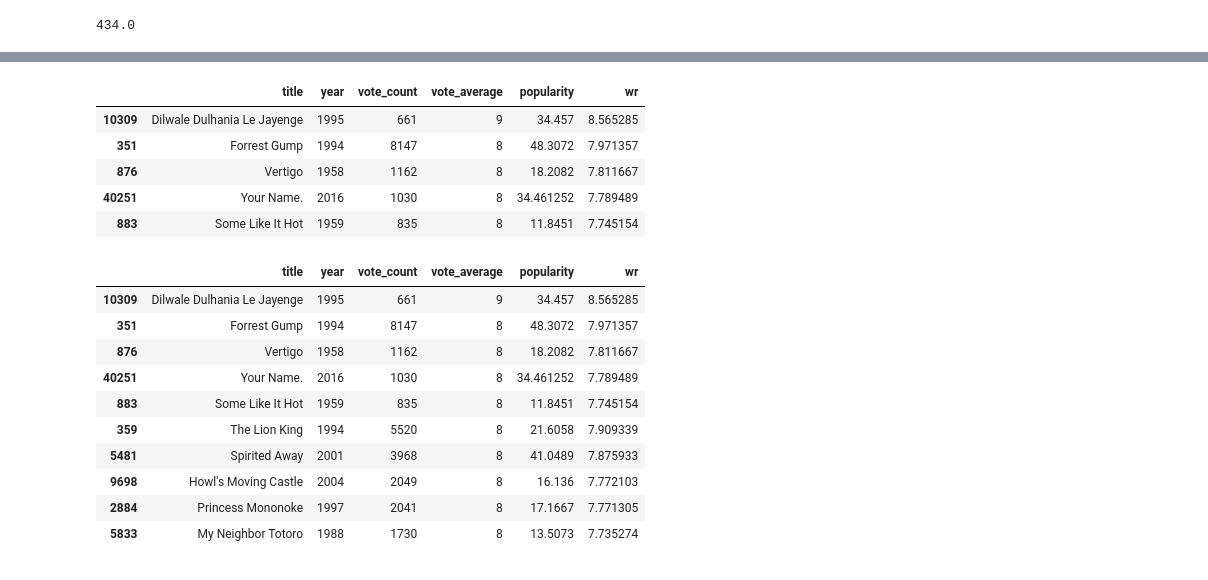
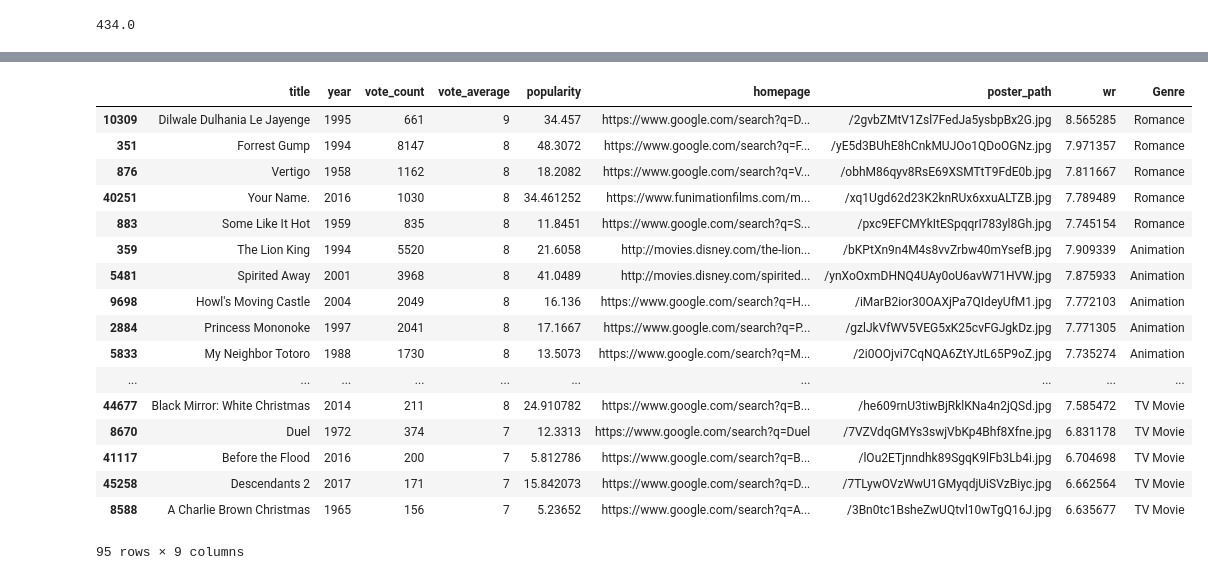
Before and after one commit to aravindsrinivasan/movie-ranking-recommendation-system, a Jupyter notebook: notebooks/ContentBasedRecommender.ipynb, the cells around one changed output, grey strips where cells are left out. Drawn from its saved outputs; the diff is of its cells as text; code cells hidden in the pictures.

Commit message:
simple recommender fixed to have homepage

```diff
--- a/notebooks/ContentBasedRecommender.ipynb
+++ b/notebooks/ContentBasedRecommender.ipynb
@@ -64,7 +74,7 @@ m
 # %%
 md['year'] = pd.to_datetime(md['release_date'], errors='coerce').apply(lambda x: str(x).split('-')[0] if x != np.nan else np.nan)
 # %%
-qualified = md[(md['vote_count'] >= m) & (md['vote_count'].notnull()) & (md['vote_average'].notnull())][['title', 'year', 'vote_count', 'vote_average', 'popularity', 'genres']]
+qualified = md[(md['vote_count'] >= m) & (md['vote_count'].notnull()) & (md['vote_average'].notnull())][['title', 'year', 'vote_count', 'vote_average', 'popularity', 'genres','homepage','poster_path']]
 qualified['vote_count'] = qualified['vote_count'].astype('int')
 qualified['vote_average'] = qualified['vote_average'].astype('int')
 qualified.shape
@@ -112,7 +120,7 @@ def build_chart(genre, percentile=0.85):
     C = vote_averages.mean()
     m = vote_counts.quantile(percentile)
 
-    qualified = df[(df['vote_count'] >= m) & (df['vote_count'].notnull()) & (df['vote_average'].notnull())][['title', 'year', 'vote_count', 'vote_average', 'popularity']]
+    qualified = df[(df['vote_count'] >= m) & (df['vote_count'].notnull()) & (df['vote_average'].notnull())][['title', 'year', 'vote_count', 'vote_average', 'popularity','homepage','poster_path']]
     qualified['vote_count'] = qualified['vote_count'].astype('int')
     qualified['vote_average'] = qualified['vote_average'].astype('int')
 
@@ -149,4 +157,4 @@ for i in range(3,len(genreSet)):
         x['Genre'] = genreSet[i]
         dfGenre = dfGenre.append(x)
     except:
-        print x
+        continue
@@ -173,24 +161,26 @@ x=build_chart(genreSet[3]).head(5)
 # %%
 dfGenre
-# %% [output]
-|  | title | year | vote_count | vote_average | popularity | wr |
-| 10309 | Dilwale Dulhania Le Jayenge | 1995 | 661 | 9 | 34.457 | 8.565285 |
-| 351 | Forrest Gump | 1994 | 8147 | 8 | 48.3072 | 7.971357 |
-| 876 | Vertigo | 1958 | 1162 | 8 | 18.2082 | 7.811667 |
-| 40251 | Your Name. | 2016 | 1030 | 8 | 34.461252 | 7.789489 |
-| 883 | Some Like It Hot | 1959 | 835 | 8 | 11.8451 | 7.745154 |
+# %%
+dfGenre.homepage.fillna('https://www.google.com/search?q=' + dfGenre.title.split()[0], inplace=True)
 # %%
-dfGenre.append(x)
+dfGenre
 # %% [output]
-|  | title | year | vote_count | vote_average | popularity | wr |
-| 10309 | Dilwale Dulhania Le Jayenge | 1995 | 661 | 9 | 34.457 | 8.565285 |
-| 351 | Forrest Gump | 1994 | 8147 | 8 | 48.3072 | 7.971357 |
-| 876 | Vertigo | 1958 | 1162 | 8 | 18.2082 | 7.811667 |
-| 40251 | Your Name. | 2016 | 1030 | 8 | 34.461252 | 7.789489 |
-| 883 | Some Like It Hot | 1959 | 835 | 8 | 11.8451 | 7.745154 |
-| 359 | The Lion King | 1994 | 5520 | 8 | 21.6058 | 7.909339 |
-| 5481 | Spirited Away | 2001 | 3968 | 8 | 41.0489 | 7.875933 |
-| 9698 | Howl's Moving Castle | 2004 | 2049 | 8 | 16.136 | 7.772103 |
-| 2884 | Princess Mononoke | 1997 | 2041 | 8 | 17.1667 | 7.771305 |
-| 5833 | My Neighbor Totoro | 1988 | 1730 | 8 | 13.5073 | 7.735274 |
+|  | title | year | vote_count | vote_average | popularity | homepage | poster_path | wr | Genre |
+| 10309 | Dilwale Dulhania Le Jayenge | 1995 | 661 | 9 | 34.457 | https://www.google.com/search?q=D... | /2gvbZMtV1Zsl7FedJa5ysbpBx2G.jpg | 8.565285 | Romance |
+| 351 | Forrest Gump | 1994 | 8147 | 8 | 48.3072 | https://www.google.com/search?q=F... | /yE5d3BUhE8hCnkMUJOo1QDoOGNz.jpg | 7.971357 | Romance |
+| 876 | Vertigo | 1958 | 1162 | 8 | 18.2082 | https://www.google.com/search?q=V... | /obhM86qyv8RsE69XSMTtT9FdE0b.jpg | 7.811667 | Romance |
+| 40251 | Your Name. | 2016 | 1030 | 8 | 34.461252 | https://www.funimationfilms.com/m... | /xq1Ugd62d23K2knRUx6xxuALTZB.jpg | 7.789489 | Romance |
+| 883 | Some Like It Hot | 1959 | 835 | 8 | 11.8451 | https://www.google.com/search?q=S... | /pxc9EFCMYkItESpqqrI783yl8Gh.jpg | 7.745154 | Romance |
+| 359 | The Lion King | 1994 | 5520 | 8 | 21.6058 | http://movies.disney.com/the-lion... | /bKPtXn9n4M4s8vvZrbw40mYsefB.jpg | 7.909339 | Animation |
+| 5481 | Spirited Away | 2001 | 3968 | 8 | 41.0489 | http://movies.disney.com/spirited... | /ynXoOxmDHNQ4UAy0oU6avW71HVW.jpg | 7.875933 | Animation |
+| 9698 | Howl's Moving Castle | 2004 | 2049 | 8 | 16.136 | https://www.google.com/search?q=H... | /iMarB2ior30OAXjPa7QIdeyUfM1.jpg | 7.772103 | Animation |
+| 2884 | Princess Mononoke | 1997 | 2041 | 8 | 17.1667 | https://www.google.com/search?q=P... | /gzlJkVfWV5VEG5xK25cvFGJgkDz.jpg | 7.771305 | Animation |
+| 5833 | My Neighbor Totoro | 1988 | 1730 | 8 | 13.5073 | https://www.google.com/search?q=M... | /2i0OOjvi7CqNQA6ZtYJtL65P9oZ.jpg | 7.735274 | Animation |
+| ... | ... | ... | ... | ... | ... | ... | ... | ... | ... |
+| 44677 | Black Mirror: White Christmas | 2014 | 211 | 8 | 24.910782 | https://www.google.com/search?q=B... | /he609rnU3tiwBjRklKNa4n2jQSd.jpg | 7.585472 | TV Movie |
+| 8670 | Duel | 1972 | 374 | 7 | 12.3313 | https://www.google.com/search?q=Duel | /7VZVdqGMYs3swjVbKp4Bhf8Xfne.jpg | 6.831178 | TV Movie |
+| 41117 | Before the Flood | 2016 | 200 | 7 | 5.812786 | https://www.google.com/search?q=B... | /lOu2ETjnndhk89SgqK9lFb3Lb4i.jpg | 6.704698 | TV Movie |
+| 45258 | Descendants 2 | 2017 | 171 | 7 | 15.842073 | https://www.google.com/search?q=D... | /7TLywOVzWwU1GMyqdjUiSVzBiyc.jpg | 6.662564 | TV Movie |
+| 8588 | A Charlie Brown Christmas | 1965 | 156 | 7 | 5.23652 | https://www.google.com/search?q=A... | /3Bn0tc1BsheZwUQtvl10wTgQ16J.jpg | 6.635677 | TV Movie |
+95 rows × 9 columns
 # %%
```
Also changed, not shown: parts of 8 cells of this notebook, 1 other file.
